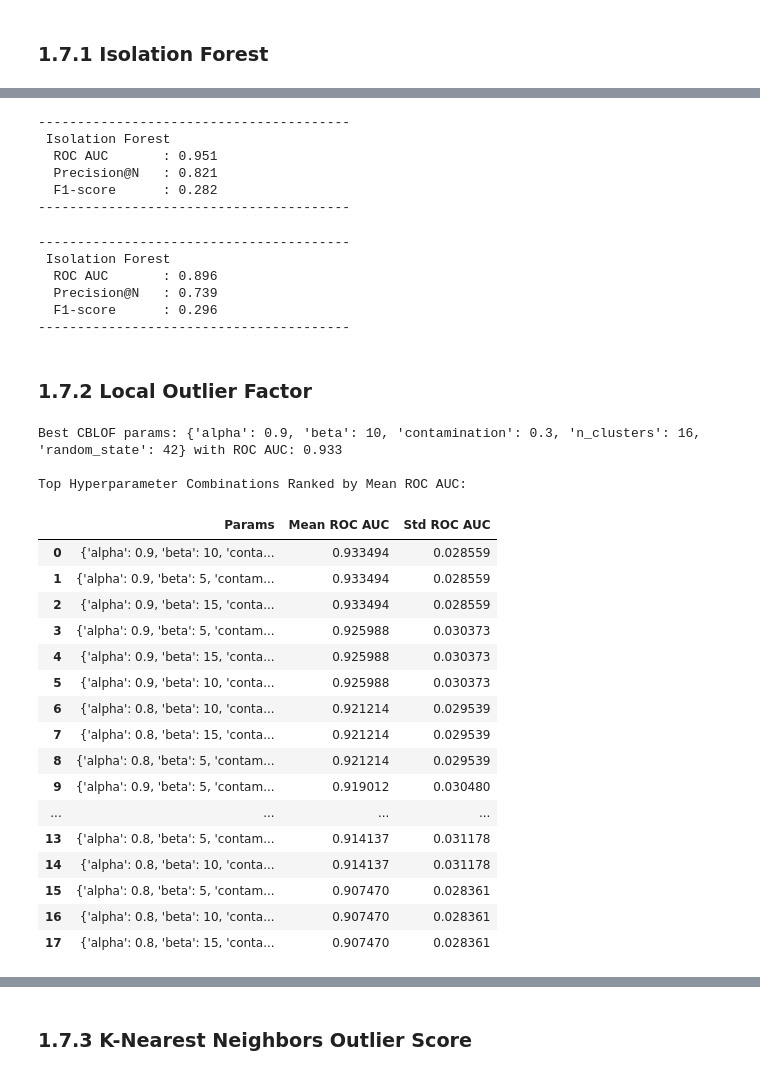
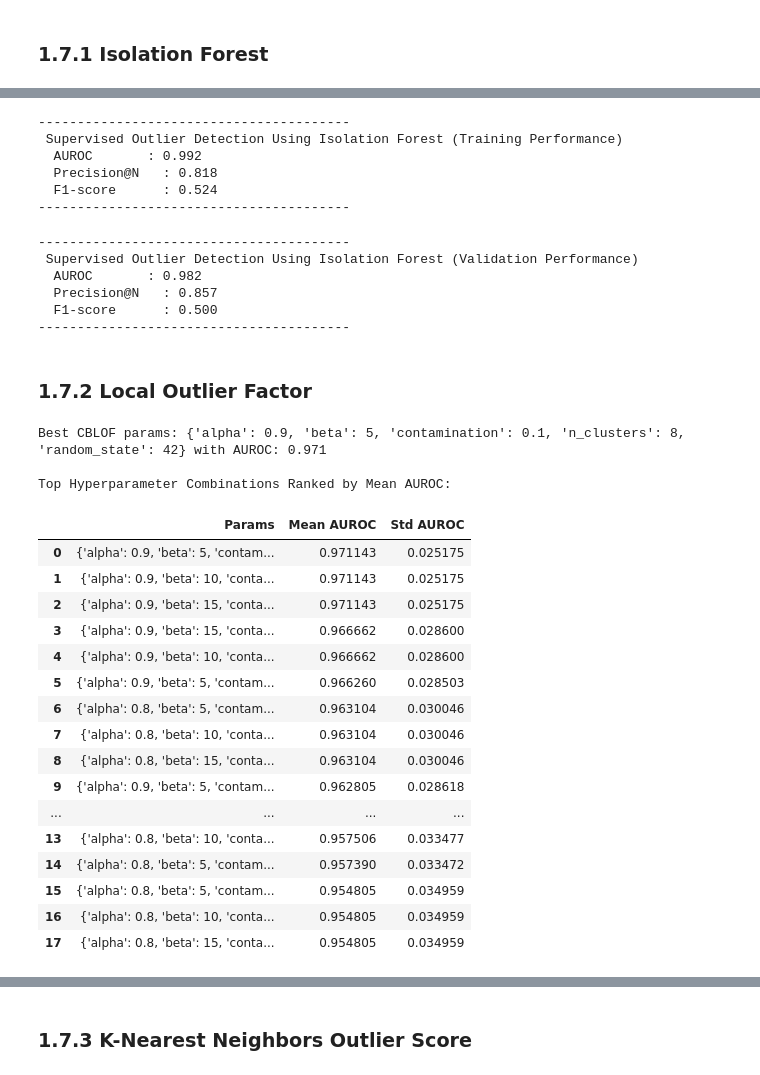
Before and after one commit to JohnPaulinePineda/Portfolio_Project_61, a Jupyter notebook: codes/DetectingAndEvaluatingAnomaliesInCategoricalDataUnderSupervisedAndUnsupervisedSettings.ipynb, the cells around one changed output, grey strips where cells are left out. Cells and saved outputs as stored; diff of their text form; code cells hidden in the pictures.

```diff
--- a/codes/DetectingAndEvaluatingAnomaliesInCategoricalDataUnderSupervisedAndUnsupervisedSettings.ipynb
+++ b/codes/DetectingAndEvaluatingAnomaliesInCategoricalDataUnderSupervisedAndUnsupervisedSettings.ipynb
@@ -1635,6 +1731,6 @@ iforest_grid = {
 # and identifying the optimal hyperparamter combination
 # based on Isolation Forest
 ##################################
-best_iforest_params, iforest_results_df = monte_carlo_cv(IForest, iforest_grid, X_train, y_train, model_name="Isolation Forest")
-model_iforest = IForest(**best_iforest_params)
+best_supervised_model_iforest_params, supervised_model_iforest_results_df = run_monte_carlo_cv_supervised_outlier_detection_model(IForest, iforest_grid, X_train, y_train, model_name="Isolation Forest")
+supervised_model_iforest = IForest(**best_supervised_model_iforest_params)
 # %% [output]
@@ -1664,15 +1760,15 @@ Top Hyperparameter Combinations Ranked by Mean ROC AUC:
 # of the optimal Isolation Forest
 # using the train data
 ##################################
-model_iforest.fit(X_train)
-model_iforest.decision_scores_ = model_iforest.decision_function(X_train.values)
-evaluate_supervised_outlier_detection_model(model_iforest, X_train, y_train, "Isolation Forest")
+supervised_model_iforest.fit(X_train)
+supervised_model_iforest.decision_scores_ = supervised_model_iforest.decision_function(X_train.values)
+evaluate_supervised_outlier_detection_model(supervised_model_iforest, X_train, y_train, "Supervised Outlier Detection Using Isolation Forest (Training Performance)")
 # %% [output]
 ----------------------------------------
- Isolation Forest
-  ROC AUC       : 0.951
-  Precision@N   : 0.821
-  F1-score      : 0.282
+ Supervised Outlier Detection Using Isolation Forest (Training Performance)
+  AUROC       : 0.992
+  Precision@N   : 0.818
+  F1-score      : 0.524
 ----------------------------------------
 # %%
 ##################################
@@ -1680,15 +1776,15 @@ evaluate_supervised_outlier_detection_model(model_iforest, X_train, y_train, "Is
 # of the optimal Isolation Forest
 # using the validation data
 ##################################
-model_iforest.fit(X_train)
-model_iforest.decision_scores_ = model_iforest.decision_function(X_validation.values)
-evaluate_supervised_outlier_detection_model(model_iforest, X_validation, y_validation, "Isolation Forest")
+supervised_model_iforest.fit(X_train)
+supervised_model_iforest.decision_scores_ = supervised_model_iforest.decision_function(X_validation.values)
+evaluate_supervised_outlier_detection_model(supervised_model_iforest, X_validation, y_validation, "Supervised Outlier Detection Using Isolation Forest (Validation Performance)")
 # %% [output]
 ----------------------------------------
- Isolation Forest
-  ROC AUC       : 0.896
-  Precision@N   : 0.739
-  F1-score      : 0.296
+ Supervised Outlier Detection Using Isolation Forest (Validation Performance)
+  AUROC       : 0.982
+  Precision@N   : 0.857
+  F1-score      : 0.500
 ----------------------------------------
 # %% [markdown]
 ### 1.7.2 Local Outlier Factor <a class="anchor" id="1.7.2"></a>
@@ -1701,39 +1797,39 @@ cblof_grid = {
     "alpha": [0.9, 0.8],
     "n_clusters": [8, 12, 16],
     "beta": [5, 10, 15],
-    "contamination": [0.30],
+    "contamination": [0.10],
     "random_state": [42]
 }
 # %%
 ##################################
 # Conducting hyperparameter tuning
 # using a Monte Carlo cross-validation setup
 # and identifying the optimal hyperparamter combination
 # based on Local Outlier Factor
 ##################################
-best_cblof_params, cblof_results_df = monte_carlo_cv(CBLOF, cblof_grid, X_train, y_train, model_name="CBLOF")
-model_cblof = CBLOF(**best_cblof_params)
+best_supervised_model_cblof_params, supervised_model_cblof_results_df = run_monte_carlo_cv_supervised_outlier_detection_model(CBLOF, cblof_grid, X_train, y_train, model_name="CBLOF")
+supervised_model_cblof = CBLOF(**best_supervised_model_cblof_params)
 # %% [output]
-Best CBLOF params: {'alpha': 0.9, 'beta': 10, 'contamination': 0.3, 'n_clusters': 16, 'random_state': 42} with ROC AUC: 0.933
+Best CBLOF params: {'alpha': 0.9, 'beta': 5, 'contamination': 0.1, 'n_clusters': 8, 'random_state': 42} with AUROC: 0.971
 
-Top Hyperparameter Combinations Ranked by Mean ROC AUC:
+Top Hyperparameter Combinations Ranked by Mean AUROC:
-|  | Params | Mean ROC AUC | Std ROC AUC |
-| 0 | {'alpha': 0.9, 'beta': 10, 'conta... | 0.933494 | 0.028559 |
-| 1 | {'alpha': 0.9, 'beta': 5, 'contam... | 0.933494 | 0.028559 |
-| 2 | {'alpha': 0.9, 'beta': 15, 'conta... | 0.933494 | 0.028559 |
-| 3 | {'alpha': 0.9, 'beta': 5, 'contam... | 0.925988 | 0.030373 |
-| 4 | {'alpha': 0.9, 'beta': 15, 'conta... | 0.925988 | 0.030373 |
-| 5 | {'alpha': 0.9, 'beta': 10, 'conta... | 0.925988 | 0.030373 |
-| 6 | {'alpha': 0.8, 'beta': 10, 'conta... | 0.921214 | 0.029539 |
-| 7 | {'alpha': 0.8, 'beta': 15, 'conta... | 0.921214 | 0.029539 |
-| 8 | {'alpha': 0.8, 'beta': 5, 'contam... | 0.921214 | 0.029539 |
-| 9 | {'alpha': 0.9, 'beta': 5, 'contam... | 0.919012 | 0.030480 |
+|  | Params | Mean AUROC | Std AUROC |
+| 0 | {'alpha': 0.9, 'beta': 5, 'contam... | 0.971143 | 0.025175 |
+| 1 | {'alpha': 0.9, 'beta': 10, 'conta... | 0.971143 | 0.025175 |
+| 2 | {'alpha': 0.9, 'beta': 15, 'conta... | 0.971143 | 0.025175 |
+| 3 | {'alpha': 0.9, 'beta': 15, 'conta... | 0.966662 | 0.028600 |
+| 4 | {'alpha': 0.9, 'beta': 10, 'conta... | 0.966662 | 0.028600 |
+| 5 | {'alpha': 0.9, 'beta': 5, 'contam... | 0.966260 | 0.028503 |
+| 6 | {'alpha': 0.8, 'beta': 5, 'contam... | 0.963104 | 0.030046 |
+| 7 | {'alpha': 0.8, 'beta': 10, 'conta... | 0.963104 | 0.030046 |
+| 8 | {'alpha': 0.8, 'beta': 15, 'conta... | 0.963104 | 0.030046 |
+| 9 | {'alpha': 0.9, 'beta': 5, 'contam... | 0.962805 | 0.028618 |
 | ... | ... | ... | ... |
-| 13 | {'alpha': 0.8, 'beta': 5, 'contam... | 0.914137 | 0.031178 |
-| 14 | {'alpha': 0.8, 'beta': 10, 'conta... | 0.914137 | 0.031178 |
-| 15 | {'alpha': 0.8, 'beta': 5, 'contam... | 0.907470 | 0.028361 |
-| 16 | {'alpha': 0.8, 'beta': 10, 'conta... | 0.907470 | 0.028361 |
-| 17 | {'alpha': 0.8, 'beta': 15, 'conta... | 0.907470 | 0.028361 |
+| 13 | {'alpha': 0.8, 'beta': 10, 'conta... | 0.957506 | 0.033477 |
+| 14 | {'alpha': 0.8, 'beta': 5, 'contam... | 0.957390 | 0.033472 |
+| 15 | {'alpha': 0.8, 'beta': 5, 'contam... | 0.954805 | 0.034959 |
+| 16 | {'alpha': 0.8, 'beta': 10, 'conta... | 0.954805 | 0.034959 |
+| 17 | {'alpha': 0.8, 'beta': 15, 'conta... | 0.954805 | 0.034959 |
 # %%
 ##################################
 # Conducting apparent validation
```
Also changed, not shown: parts of 56 cells of this notebook, 8 other files.
